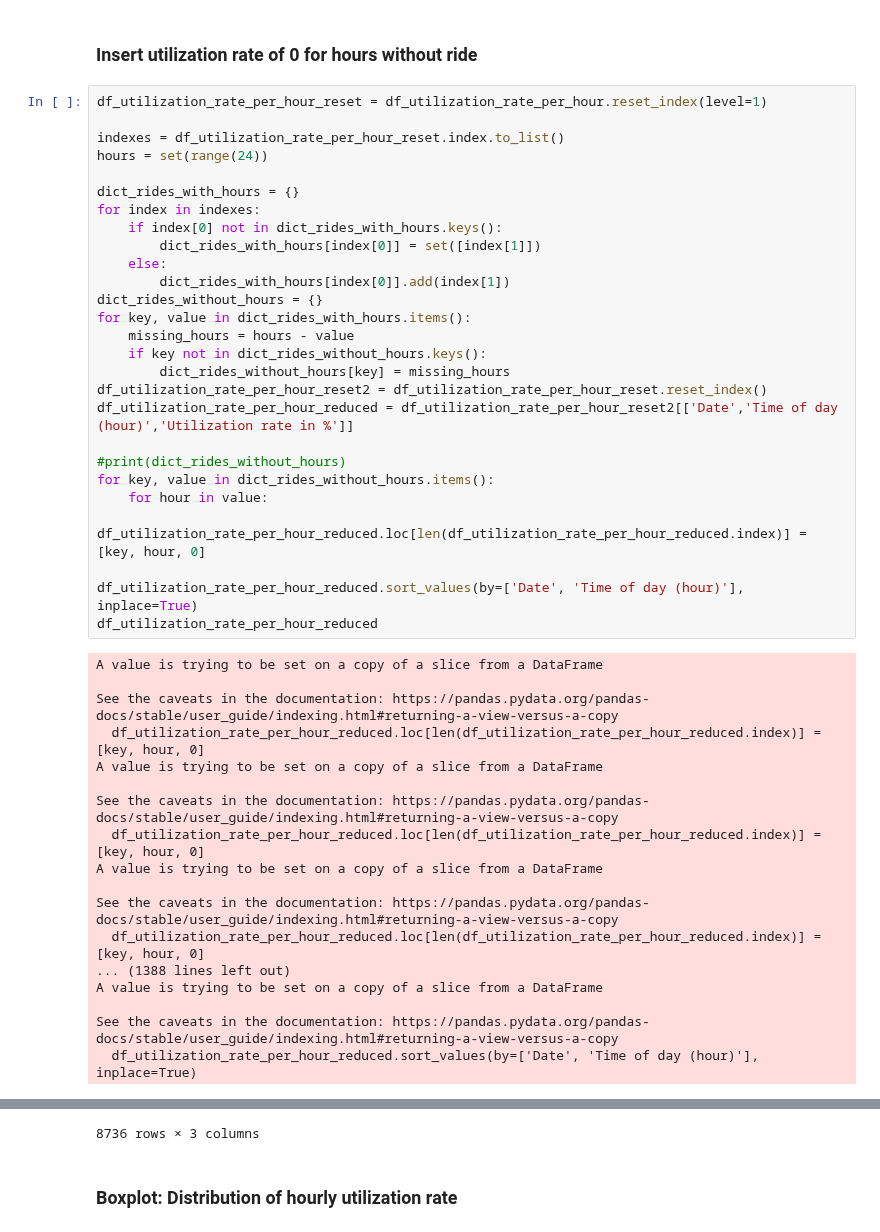
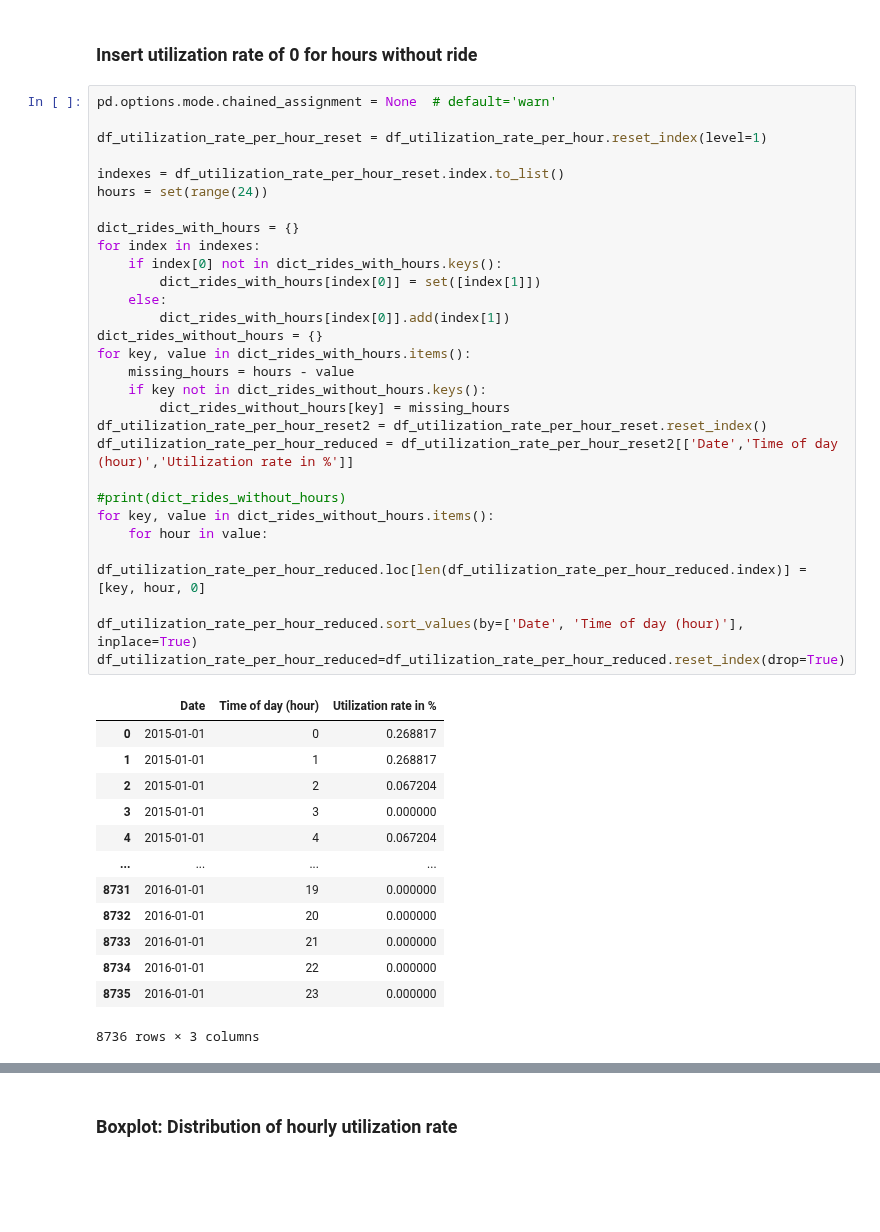
Before and after one commit to RavenRudi/AA_Group16, a Jupyter notebook: kpi_calculation.ipynb, the cells around one changed output, grey strips where cells are left out. Cells and saved outputs as stored; diff of their text form; blank space fills up the shorter version.

Commit message:
Reset index of utilization rate table

```diff
--- a/kpi_calculation.ipynb
+++ b/kpi_calculation.ipynb
@@ -43,47 +43,45 @@ df_utilization_rate_per_hour.head()
 # %% [markdown]
 ### Insert utilization rate of 0 for hours without ride
 # %%
+pd.options.mode.chained_assignment = None  # default='warn'
+
 df_utilization_rate_per_hour_reset = df_utilization_rate_per_hour.reset_index(level=1)
 
 indexes = df_utilization_rate_per_hour_reset.index.to_list()
 hours = set(range(24))
 
 dict_rides_with_hours = {}
 for index in indexes:
     if index[0] not in dict_rides_with_hours.keys():
         dict_rides_with_hours[index[0]] = set([index[1]])
     else:
         dict_rides_with_hours[index[0]].add(index[1])
 dict_rides_without_hours = {}
 for key, value in dict_rides_with_hours.items():
     missing_hours = hours - value
     if key not in dict_rides_without_hours.keys():
         dict_rides_without_hours[key] = missing_hours
 df_utilization_rate_per_hour_reset2 = df_utilization_rate_per_hour_reset.reset_index()
 df_utilization_rate_per_hour_reduced = df_utilization_rate_per_hour_reset2[['Date','Time of day (hour)','Utilization rate in %']]
 
 #print(dict_rides_without_hours)
 for key, value in dict_rides_without_hours.items():
     for hour in value:
         df_utilization_rate_per_hour_reduced.loc[len(df_utilization_rate_per_hour_reduced.index)] = [key, hour, 0]
 
 df_utilization_rate_per_hour_reduced.sort_values(by=['Date', 'Time of day (hour)'], inplace=True)
-df_utilization_rate_per_hour_reduced
+df_utilization_rate_per_hour_reduced=df_utilization_rate_per_hour_reduced.reset_index(drop=True)
 # %% [output]
+|  | Date | Time of day (hour) | Utilization rate in % |
+| 0 | 2015-01-01 | 0 | 0.268817 |
+| 1 | 2015-01-01 | 1 | 0.268817 |
+| 2 | 2015-01-01 | 2 | 0.067204 |
+| 3 | 2015-01-01 | 3 | 0.000000 |
+| 4 | 2015-01-01 | 4 | 0.067204 |
+| ... | ... | ... | ... |
+| 8731 | 2016-01-01 | 19 | 0.000000 |
+| 8732 | 2016-01-01 | 20 | 0.000000 |
+| 8733 | 2016-01-01 | 21 | 0.000000 |
+| 8734 | 2016-01-01 | 22 | 0.000000 |
+| 8735 | 2016-01-01 | 23 | 0.000000 |
-A value is trying to be set on a copy of a slice from a DataFrame
-
-See the caveats in the documentation: https://pandas.pydata.org/pandas-docs/stable/user_guide/indexing.html#returning-a-view-versus-a-copy
-  df_utilization_rate_per_hour_reduced.loc[len(df_utilization_rate_per_hour_reduced.index)] = [key, hour, 0]
-A value is trying to be set on a copy of a slice from a DataFrame
-
-See the caveats in the documentation: https://pandas.pydata.org/pandas-docs/stable/user_guide/indexing.html#returning-a-view-versus-a-copy
-  df_utilization_rate_per_hour_reduced.loc[len(df_utilization_rate_per_hour_reduced.index)] = [key, hour, 0]
-A value is trying to be set on a copy of a slice from a DataFrame
-
-See the caveats in the documentation: https://pandas.pydata.org/pandas-docs/stable/user_guide/indexing.html#returning-a-view-versus-a-copy
-  df_utilization_rate_per_hour_reduced.loc[len(df_utilization_rate_per_hour_reduced.index)] = [key, hour, 0]
-... (1388 lines left out)
-A value is trying to be set on a copy of a slice from a DataFrame
-
-See the caveats in the documentation: https://pandas.pydata.org/pandas-docs/stable/user_guide/indexing.html#returning-a-view-versus-a-copy
-  df_utilization_rate_per_hour_reduced.sort_values(by=['Date', 'Time of day (hour)'], inplace=True)
+8736 rows × 3 columns
@@ -102,4 +88,3 @@ See the caveats in the documentation: https://pandas.pydata.org/pandas-docs/stab
-8736 rows × 3 columns
 # %% [markdown]
 ### Boxplot: Distribution of hourly utilization rate
 # %%
```
Also changed, not shown: parts of 1 cell of this notebook, 1 other file.
